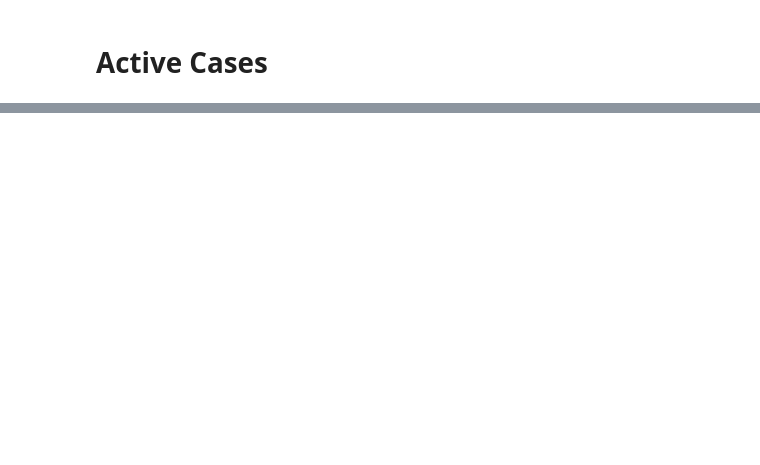
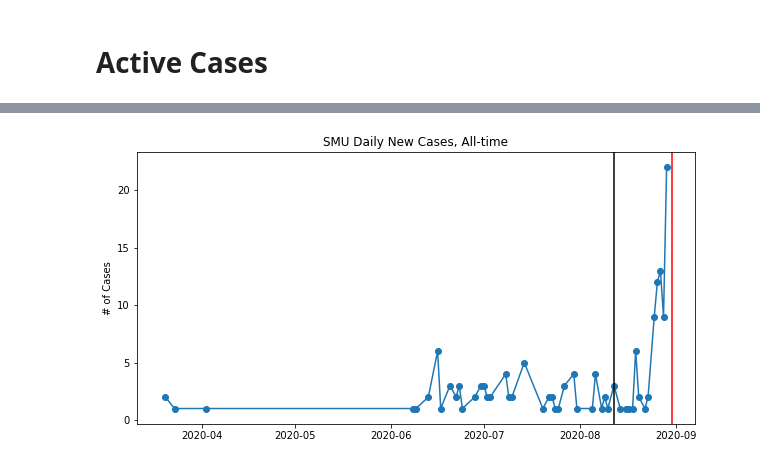
Before and after one commit to jlindbloom/SMU-COVID-19, a Jupyter notebook: Plotting.ipynb, the cells around one changed output, grey strips where cells are left out. Cells and saved outputs as stored; diff of their text form; code cells hidden in the pictures; blank space fills up the shorter version.

```diff
--- a/Plotting.ipynb
+++ b/Plotting.ipynb
@@ -56,0 +60,12 @@ d = pd.DataFrame(data=d)
+# %%
+# Daily new cases.
+plt.figure(figsize=(10,5))
+plt.plot(temp_smu_dates, counts)
+plt.scatter(temp_smu_dates, counts)
+plt.title("SMU Daily New Cases, All-time")
+plt.axvline(np.datetime64(dt.datetime.strptime("20-08-12", "%y-%m-%d")), ymin=0, c="k")
+plt.axvline(np.datetime64(dt.datetime.now()), ymin=0, c="r")
+plt.ylabel("# of Cases")
+plt.savefig("daily_new_cases_all_time.png")
+# %% [output]
+[figure, added]
```
Also changed, not shown: parts of 17 cells of this notebook, 9 other files.
